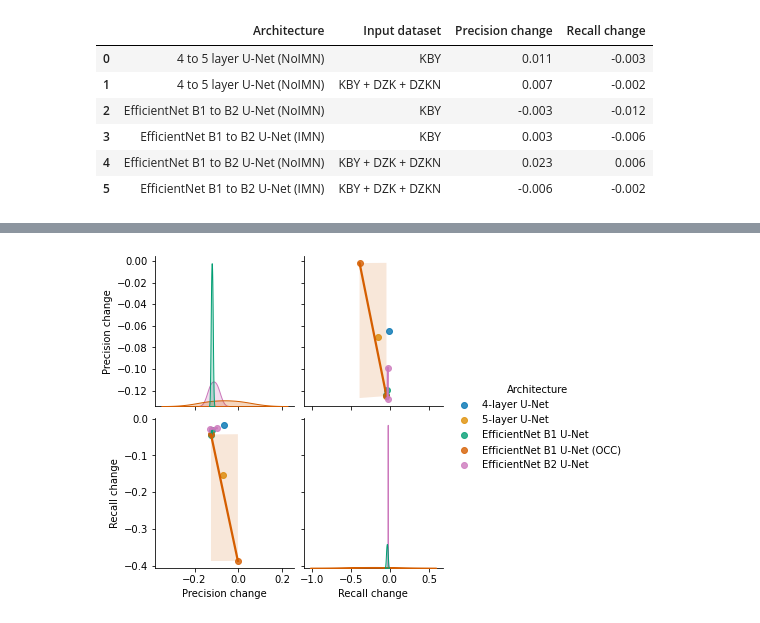
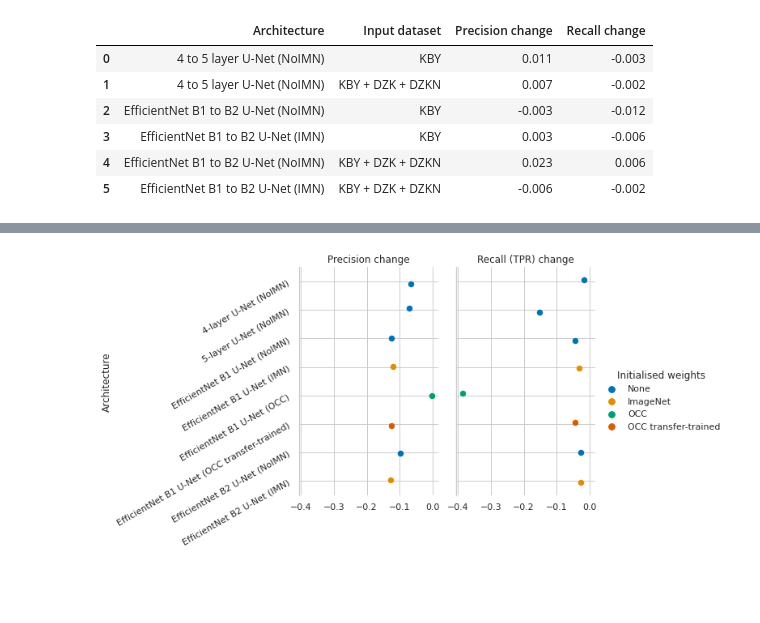
Before and after one commit to chrischank/HOTOSM_OAM_codeV2, a Jupyter notebook: PR_delta.ipynb, the cells around one changed output, grey strips where cells are left out. Saved outputs shown, nothing was run; the diff lists cells and outputs as text; code cells hidden in the pictures; blank space fills up the shorter version.

Commit message:
weight-wise reg to stripplot

```diff
--- a/PR_delta.ipynb
+++ b/PR_delta.ipynb
@@ -2,8 +2,8 @@
 ########################################
 #Precision & Recall change scatterplots#
 #Maintainer: Christopher Chan          #
-#Version: 0.0.1                        #
-#Date: 2022-08-04                      #
+#Version: 0.1.1                        #
+#Date: 2022-08-06                      #
 ########################################
 
 import os, sys, re
@@ -12,6 +12,8 @@ import matplotlib.pyplot as plt
 import seaborn as sns
 %matplotlib inline
 
+sns.set_theme(style = "whitegrid")
+
 depth_wise = pd.read_excel(os.path.join(os.getcwd(), "Precision_Recall_change.ods"), sheet_name = "Depth-wise")
 data_wise = pd.read_excel(os.path.join(os.getcwd(), "Precision_Recall_change.ods"), sheet_name = "Dataset-wise")
 weight_wise = pd.read_excel(os.path.join(os.getcwd(), "Precision_Recall_change.ods"), sheet_name = "Weights-wise")
@@ -47,10 +49,40 @@ data_wise
 # %%
 # Dataset-wise change regplot
-data_PS = sns.pairplot(data_wise,
-                        x_vars = ["Precision change", "Recall change"], y_vars = ["Precision change", "Recall change"],
-                        hue = "Architecture", kind = "reg", palette = "colorblind")
+#data_PS = sns.pairplot(data_wise,
+#                        x_vars = ["Precision change", "Recall change"], y_vars = ["Precision change", "Recall change"],
+#                        hue = "Architecture", kind = "scatter", palette = "colorblind")
+
+data_wise_L = pd.melt(data_wise, id_vars = ["Input dataset", "Architecture", "Initialised weights"])
+
+data_wise_L
+
+data_SP = sns.catplot(data = data_wise_L, x = "value", y = "Architecture",
+                      hue = "Initialised weights", col = "variable",
+                      kind = "strip", orient = "h",
+                      palette = "colorblind", s = 7.5)
+
+
+# Use semantically meaningful titles for the columns
+titles = ["Precision change", "Recall (TPR) change"]
+
+data_SP.despine(bottom = True)
+
+for ax, title in zip(data_SP.axes.flat, titles):
+
+    # Set a different title for each axes
+    ax.set(title = title)
+
+    for label in ax.axes.get_yticklabels(which = 'major'):
+        label.set(rotation=30, horizontalalignment = 'right')
+
+    # Make the grid horizontal instead of vertical
+    ax.xaxis.grid(True)
+    ax.yaxis.grid(True)
+    ax.set_xlabel("")
+
+plt.show()
 # %% [output]
-[figure, old version]
+[figure, new version]
 # %%
 weight_wise
 # %% [output]
```
Also changed, not shown: parts of 4 cells of this notebook, 7 other files.
